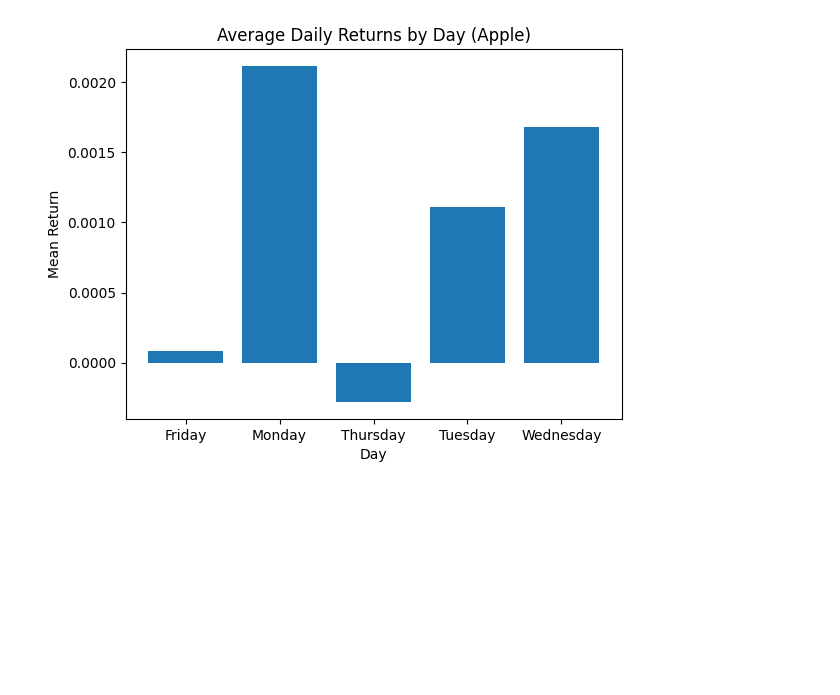
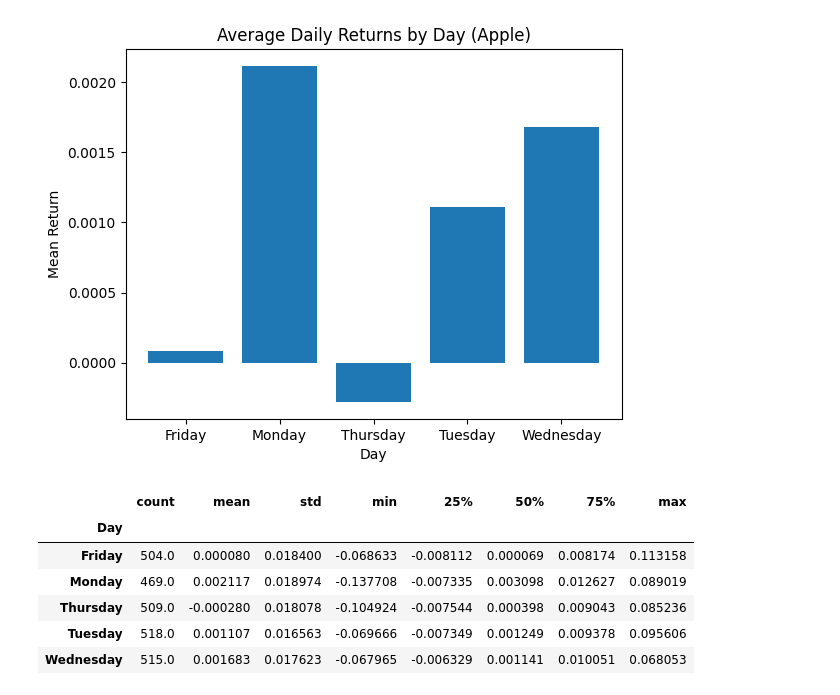
Before and after one commit to mbrwn22/StockModeling, a Jupyter notebook: jupytertest.ipynb, the cells around one changed output. Cells and saved outputs as stored; diff of their text form; code cells hidden in the pictures; blank space fills up the shorter version.

```diff
--- a/jupytertest.ipynb
+++ b/jupytertest.ipynb
@@ -103,3 +103,13 @@ plt.ylabel("Mean Return")
 plt.show()
 # %% [output]
 [figure]
+# %%
+data.groupby("Day")["Return"].describe()
+# %% [output]
+|  | count | mean | std | min | 25% | 50% | 75% | max |
+| Day |  |  |  |  |  |  |  |  |
+| Friday | 504.0 | 0.000080 | 0.018400 | -0.068633 | -0.008112 | 0.000069 | 0.008174 | 0.113158 |
+| Monday | 469.0 | 0.002117 | 0.018974 | -0.137708 | -0.007335 | 0.003098 | 0.012627 | 0.089019 |
+| Thursday | 509.0 | -0.000280 | 0.018078 | -0.104924 | -0.007544 | 0.000398 | 0.009043 | 0.085236 |
+| Tuesday | 518.0 | 0.001107 | 0.016563 | -0.069666 | -0.007349 | 0.001249 | 0.009378 | 0.095606 |
+| Wednesday | 515.0 | 0.001683 | 0.017623 | -0.067965 | -0.006329 | 0.001141 | 0.010051 | 0.068053 |
```
